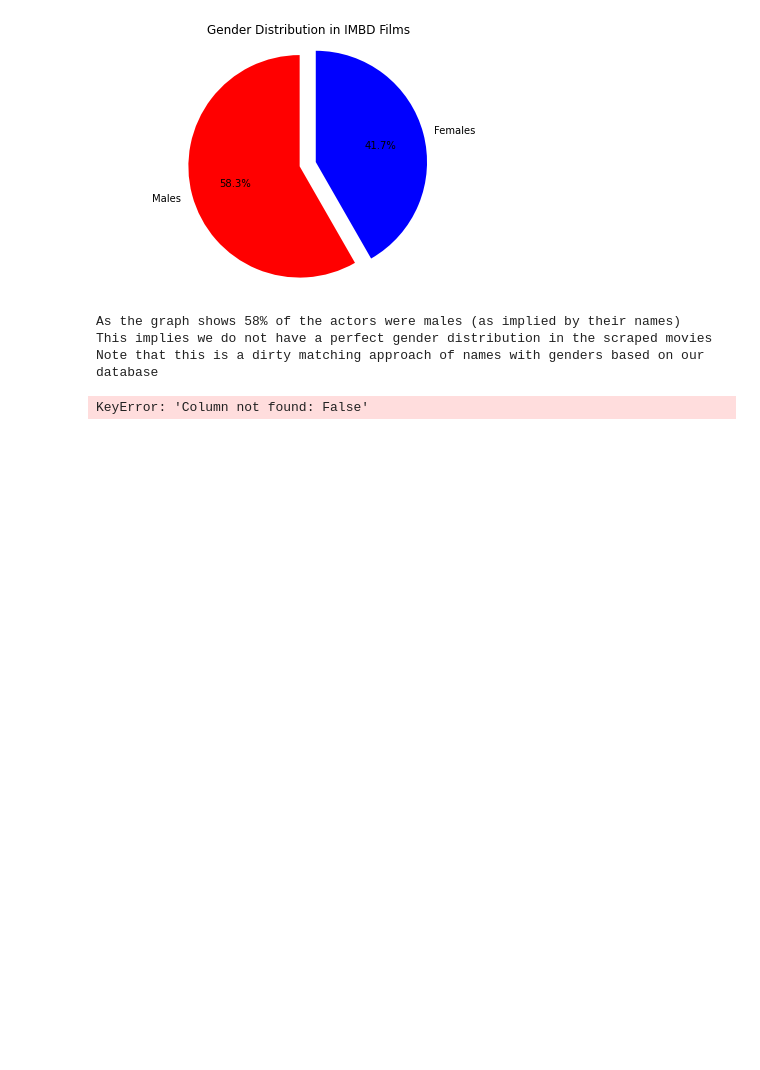
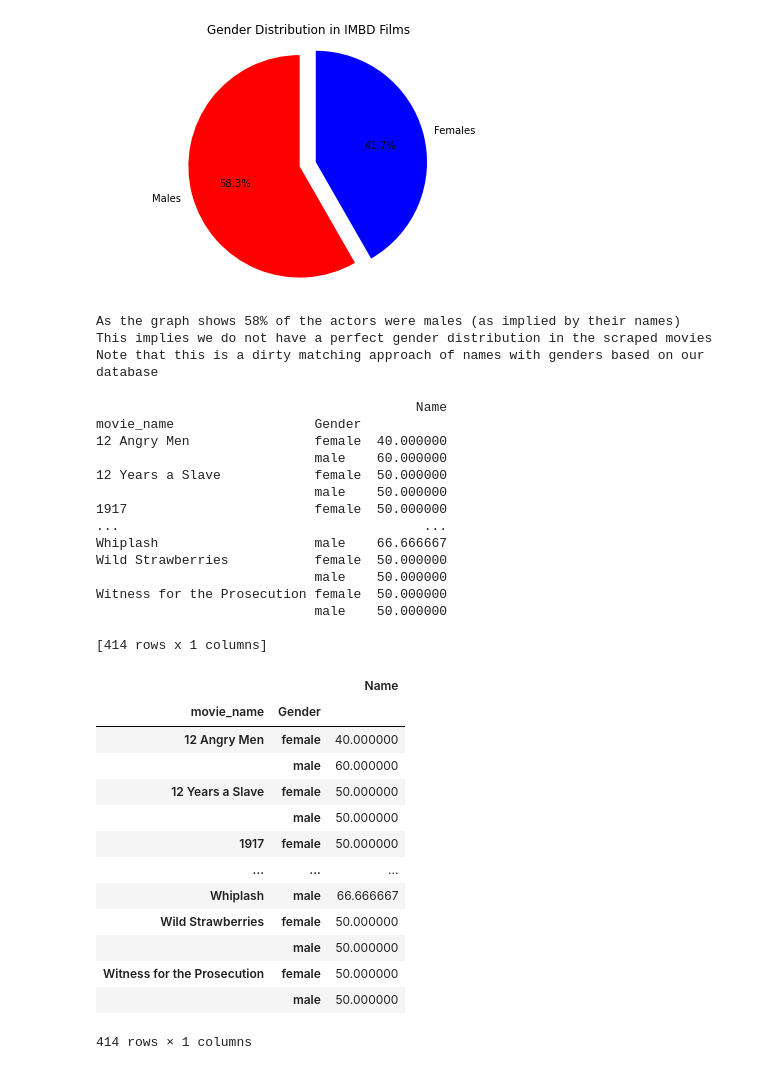
Before and after one commit to moritzdaendliker/IMDBscraper_and_analysis, a Jupyter notebook: Analysis.ipynb, the cells around one changed output. Drawn from its saved outputs; the diff is of its cells as text; code cells hidden in the pictures; blank space fills up the shorter version.

```diff
--- a/Analysis.ipynb
+++ b/Analysis.ipynb
@@ -288,13 +288,45 @@ Note that this is a dirty matching approach of names with genders based on our d
 # %%
 ## next we will do some regressions of the gender ratio by film on the box office revenue
 ## calculating Male ratio per movie
 
 ## we group by movie and gender
-df_new = df.groupby(['movie_name', 'Gender'])['Name'].count()
-df_new["number of actors"] = df.groupby(['movie_name'])['Name'].count()
-df["Gender_Ratio"] = df.groupby(['movie_name'])[df.gender ==  'male'].count() / df.groupby(['movie_name', 'Gender'])['Name'].count()
+## we find the total number of people by gender
+total_actors = df.groupby(['movie_name', 'Gender']).agg({'Name': 'count'})
+actor_ratios = state_office.groupby(level=0).apply(lambda x:
+                                                 100 * x / float(x.sum()))
+##
+print(actor_ratios)
+actor_ratios
 # %% [output]
-KeyError: 'Column not found: False'
+                                         Name
+movie_name                  Gender
+12 Angry Men                female  40.000000
+                            male    60.000000
+12 Years a Slave            female  50.000000
+                            male    50.000000
+1917                        female  50.000000
+...                                       ...
+Whiplash                    male    66.666667
+Wild Strawberries           female  50.000000
+                            male    50.000000
+Witness for the Prosecution female  50.000000
+                            male    50.000000
+
+[414 rows x 1 columns]
+|  |  | Name |
+| movie_name | Gender |  |
+| 12 Angry Men | female | 40.000000 |
+|  | male | 60.000000 |
+| 12 Years a Slave | female | 50.000000 |
+|  | male | 50.000000 |
+| 1917 | female | 50.000000 |
+| ... | ... | ... |
+| Whiplash | male | 66.666667 |
+| Wild Strawberries | female | 50.000000 |
+|  | male | 50.000000 |
+| Witness for the Prosecution | female | 50.000000 |
+|  | male | 50.000000 |
+414 rows × 1 columns
 # %%
 ## saving the csv file
 df.to_csv("gender_ratio_file.csv", sep=',')
```
Also changed, not shown: parts of 2 cells of this notebook.
